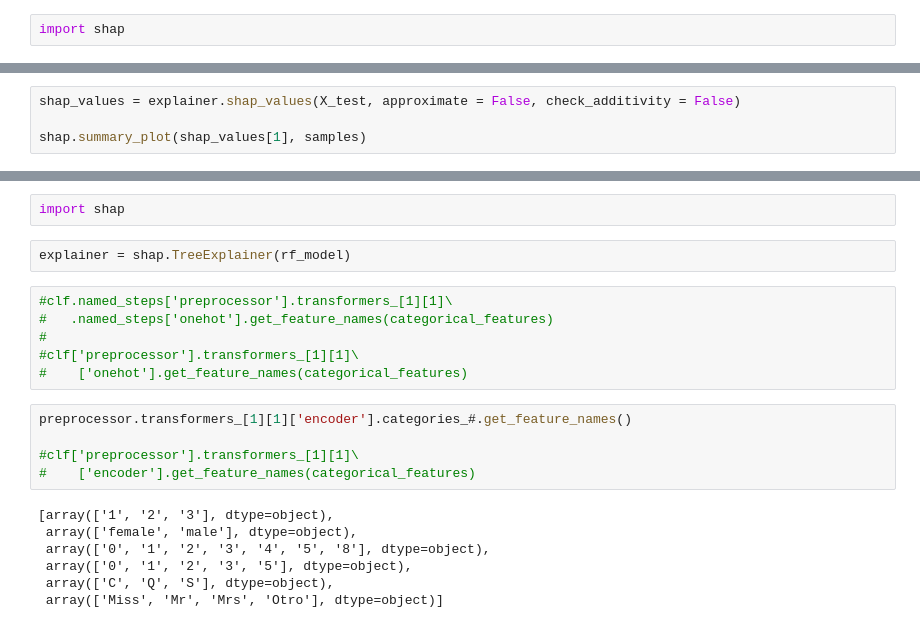
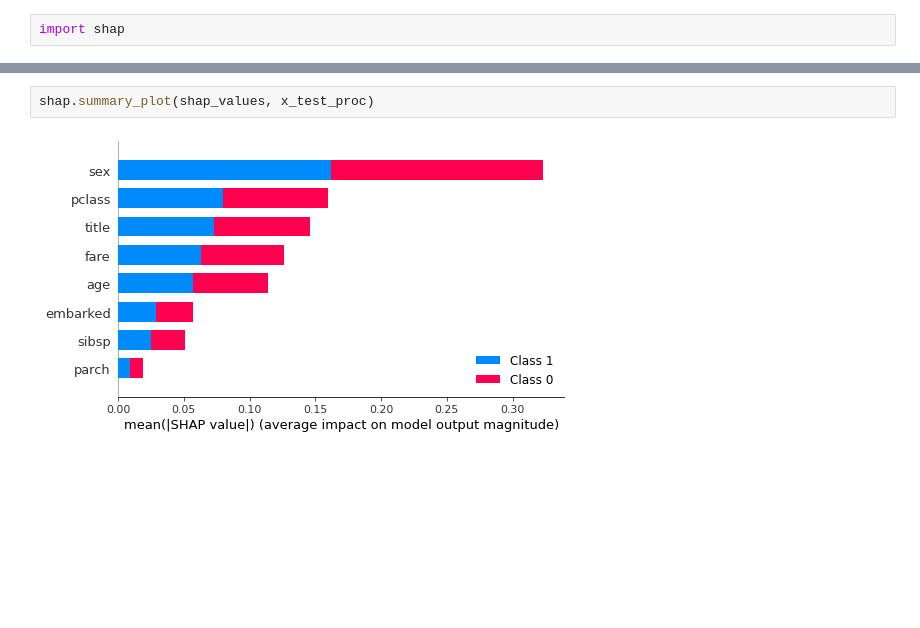
Before and after one commit to avillanm/titanic_project, a Jupyter notebook: nb/lab_test.ipynb, the cells around one changed output, grey strips where cells are left out. Cells and saved outputs as stored; diff of their text form; blank space fills up the shorter version.

```diff
--- a/nb/lab_test.ipynb
+++ b/nb/lab_test.ipynb
@@ -219,4 +219,0 @@ ColumnTransformer(transformers=[('num',
-# %%
-shap_values = explainer.shap_values(X_test, approximate = False, check_additivity = False)
-
-shap.summary_plot(shap_values[1], samples)
@@ -253,22 +220,4 @@ accuracy_score(y_test, y_pred), roc_auc_score(y_test, predicted_prob)
-# %%
-import shap
-# %%
-explainer = shap.TreeExplainer(rf_model)
-# %%
-#clf.named_steps['preprocessor'].transformers_[1][1]\
-#   .named_steps['onehot'].get_feature_names(categorical_features)
-#
-#clf['preprocessor'].transformers_[1][1]\
-#    ['onehot'].get_feature_names(categorical_features)
-# %%
-preprocessor.transformers_[1][1]['encoder'].categories_#.get_feature_names()
-
-#clf['preprocessor'].transformers_[1][1]\
-#    ['encoder'].get_feature_names(categorical_features)
-# %% [output]
-[array(['1', '2', '3'], dtype=object),
- array(['female', 'male'], dtype=object),
- array(['0', '1', '2', '3', '4', '5', '8'], dtype=object),
- array(['0', '1', '2', '3', '5'], dtype=object),
- array(['C', 'Q', 'S'], dtype=object),
- array(['Miss', 'Mr', 'Mrs', 'Otro'], dtype=object)]
+# %%
+shap.summary_plot(shap_values, x_test_proc)
+# %% [output]
+[figure, added]
```
Also changed, not shown: parts of 42 cells of this notebook, 1 other file.
